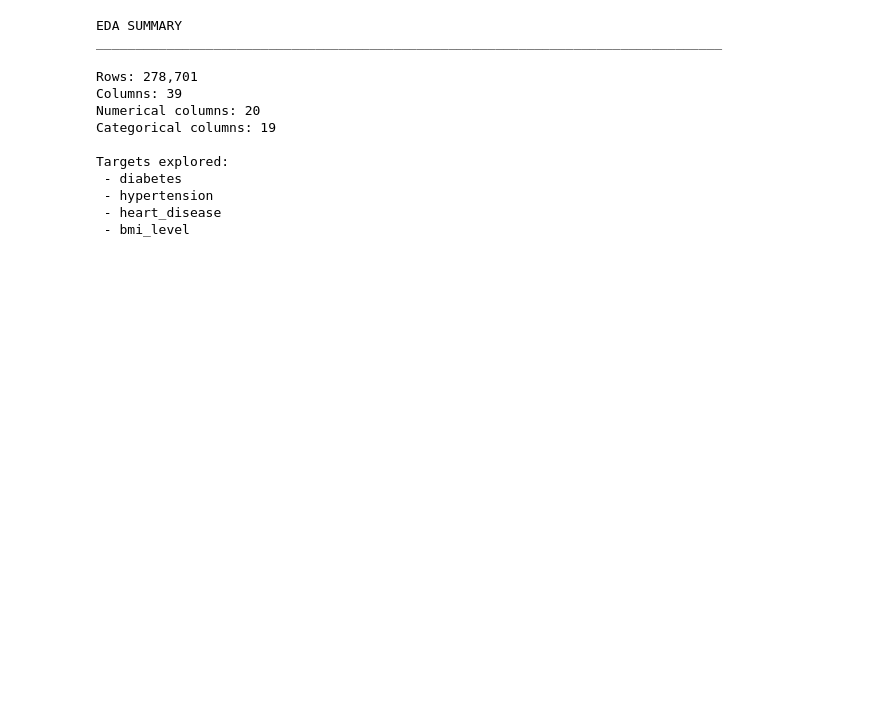
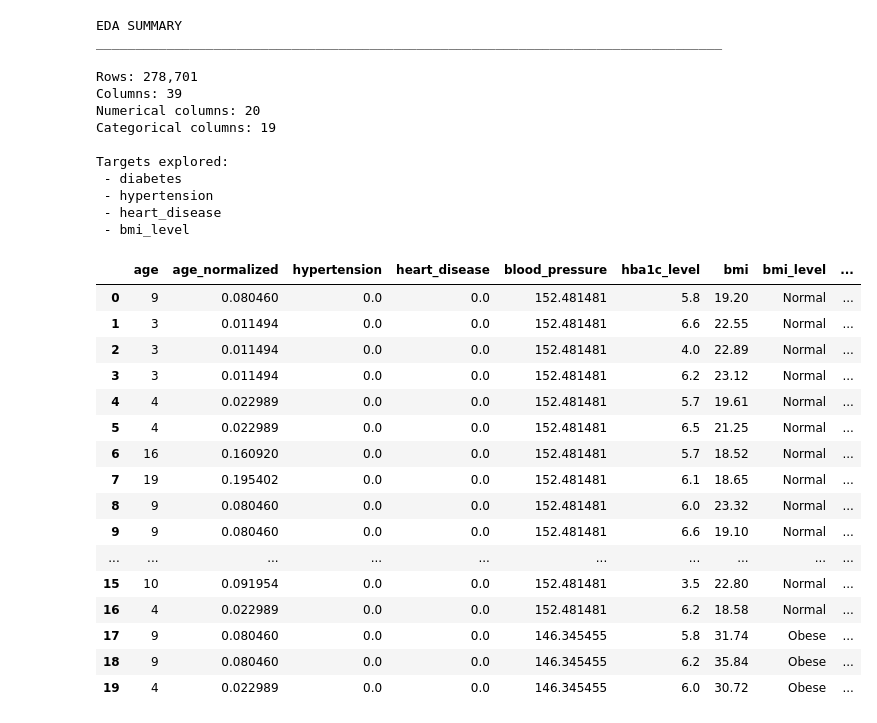
Before and after one commit to to-bits/multidisease-risk-profiler, a Jupyter notebook: notebooks/03_eda.ipynb, the cells around one changed output. Drawn from its saved outputs; the diff is of its cells as text; code cells hidden in the pictures; blank space fills up the shorter version.

```diff
--- a/notebooks/03_eda.ipynb
+++ b/notebooks/03_eda.ipynb
@@ -651,3 +651,41 @@ Targets explored:
  - hypertension
  - heart_disease
  - bmi_level
+# %%
+# Investigate the structure of hypertension and heart disease
+
+cols_to_check = [
+    "age",
+    "age_normalized",
+    "hypertension",
+    "heart_disease",
+    "blood_pressure",
+    "hba1c_level",
+    "bmi",
+    "bmi_level",
+    "disease_flags",
+    "sublabel",
+    "label"
+]
+
+available = [c for c in cols_to_check if c in df.columns]
+
+display(df[available].head(20))
+# %% [output]
+|  | age | age_normalized | hypertension | heart_disease | blood_pressure | hba1c_level | bmi | bmi_level | ... |
+| 0 | 9 | 0.080460 | 0.0 | 0.0 | 152.481481 | 5.8 | 19.20 | Normal | ... |
+| 1 | 3 | 0.011494 | 0.0 | 0.0 | 152.481481 | 6.6 | 22.55 | Normal | ... |
+| 2 | 3 | 0.011494 | 0.0 | 0.0 | 152.481481 | 4.0 | 22.89 | Normal | ... |
+| 3 | 3 | 0.011494 | 0.0 | 0.0 | 152.481481 | 6.2 | 23.12 | Normal | ... |
+| 4 | 4 | 0.022989 | 0.0 | 0.0 | 152.481481 | 5.7 | 19.61 | Normal | ... |
+| 5 | 4 | 0.022989 | 0.0 | 0.0 | 152.481481 | 6.5 | 21.25 | Normal | ... |
+| 6 | 16 | 0.160920 | 0.0 | 0.0 | 152.481481 | 5.7 | 18.52 | Normal | ... |
+| 7 | 19 | 0.195402 | 0.0 | 0.0 | 152.481481 | 6.1 | 18.65 | Normal | ... |
+| 8 | 9 | 0.080460 | 0.0 | 0.0 | 152.481481 | 6.0 | 23.32 | Normal | ... |
+| 9 | 9 | 0.080460 | 0.0 | 0.0 | 152.481481 | 6.6 | 19.10 | Normal | ... |
+| ... | ... | ... | ... | ... | ... | ... | ... | ... | ... |
+| 15 | 10 | 0.091954 | 0.0 | 0.0 | 152.481481 | 3.5 | 22.80 | Normal | ... |
+| 16 | 4 | 0.022989 | 0.0 | 0.0 | 152.481481 | 6.2 | 18.58 | Normal | ... |
+| 17 | 9 | 0.080460 | 0.0 | 0.0 | 146.345455 | 5.8 | 31.74 | Obese | ... |
+| 18 | 9 | 0.080460 | 0.0 | 0.0 | 146.345455 | 6.2 | 35.84 | Obese | ... |
+| 19 | 4 | 0.022989 | 0.0 | 0.0 | 146.345455 | 6.0 | 30.72 | Obese | ... |
```
Also changed, not shown: parts of 4 cells of this notebook.
